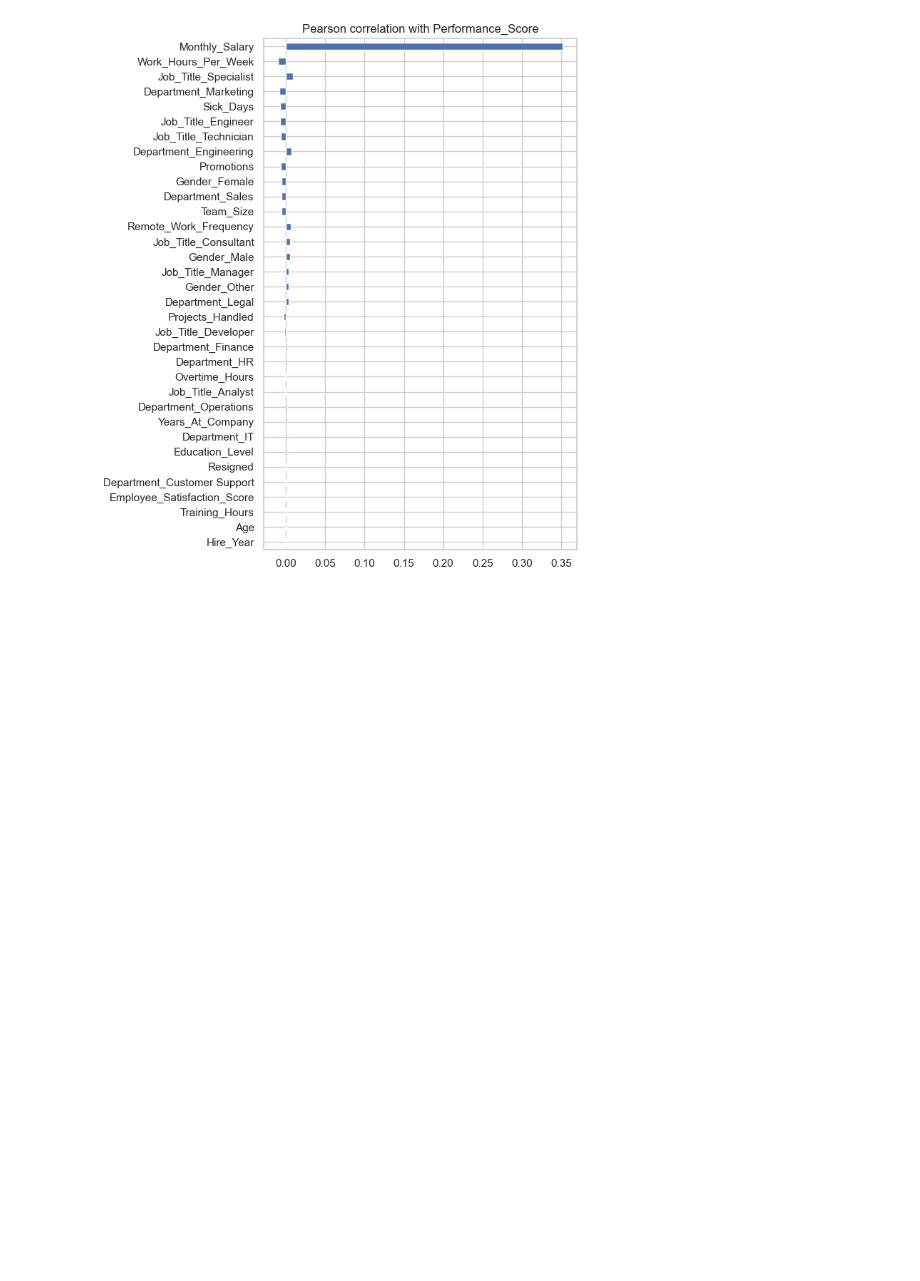
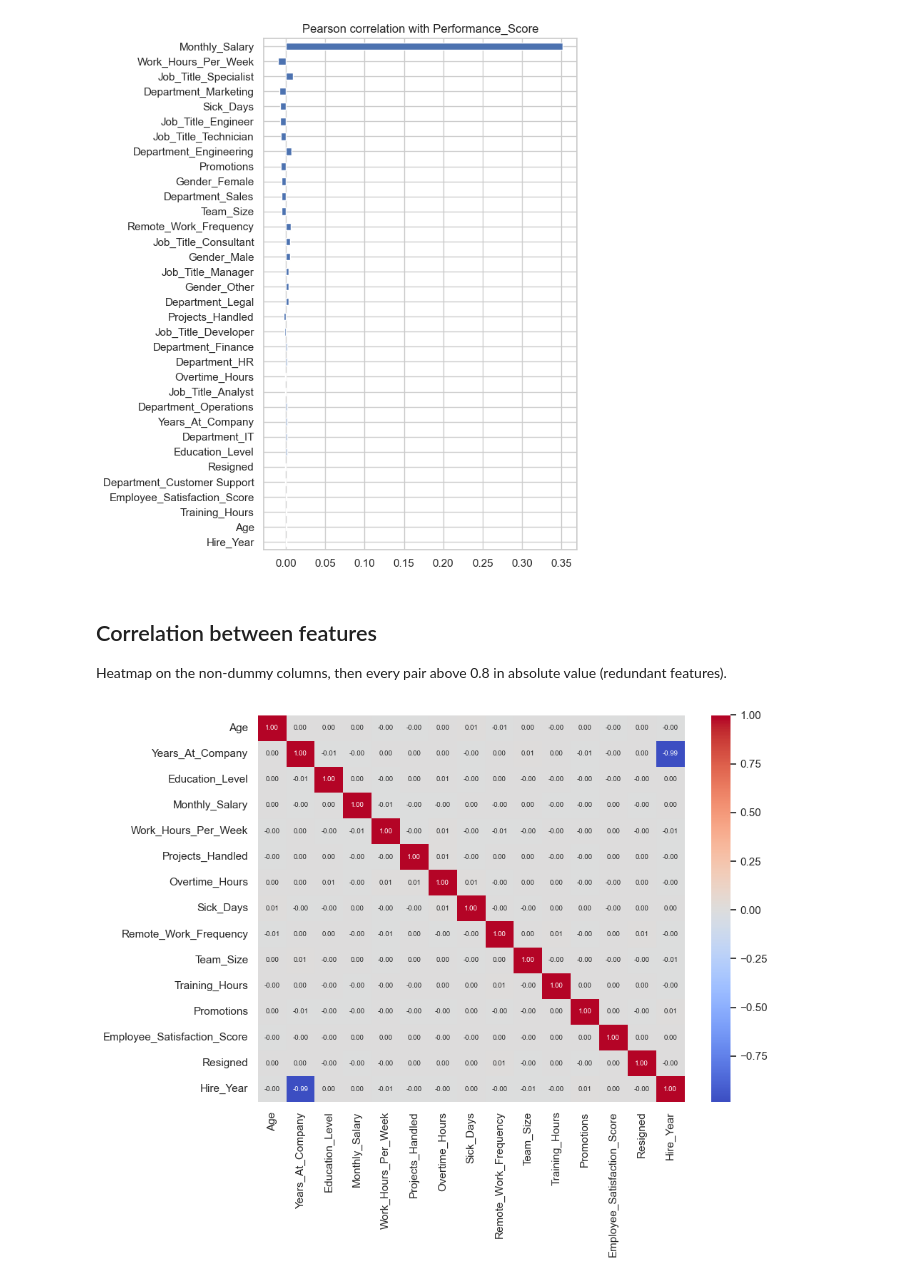
Before and after one commit to mathura-snth/Employee-Perf-Prediction, a Jupyter notebook: notebooks/4-encoding-correlation.ipynb, the cells around one changed output. Drawn from its saved outputs; the diff is of its cells as text; code cells hidden in the pictures; blank space fills up the shorter version.

Commit message:
corr entre les features + ccl correlation

```diff
--- a/notebooks/4-encoding-correlation.ipynb
+++ b/notebooks/4-encoding-correlation.ipynb
@@ -77,3 +77,17 @@ plt.tight_layout()
 plt.show()
 # %% [output]
 [figure]
+# %% [markdown]
+## Correlation between features
+
+Heatmap on the non-dummy columns, then every pair above 0.8 in absolute value (redundant features).
+# %%
+dummy_cols = [c for c in X.columns if c.startswith(('Department_', 'Gender_', 'Job_Title_'))]
+base_cols = [c for c in X.columns if c not in dummy_cols]
+
+fig, ax = plt.subplots(figsize=(10, 8))
+sns.heatmap(X[base_cols].corr(), cmap='coolwarm', center=0, annot=True, fmt='.2f', annot_kws={'size': 7}, ax=ax)
+plt.tight_layout()
+plt.show()
+# %% [output]
+[figure, added]
```
Also changed, not shown: parts of 4 cells of this notebook.
